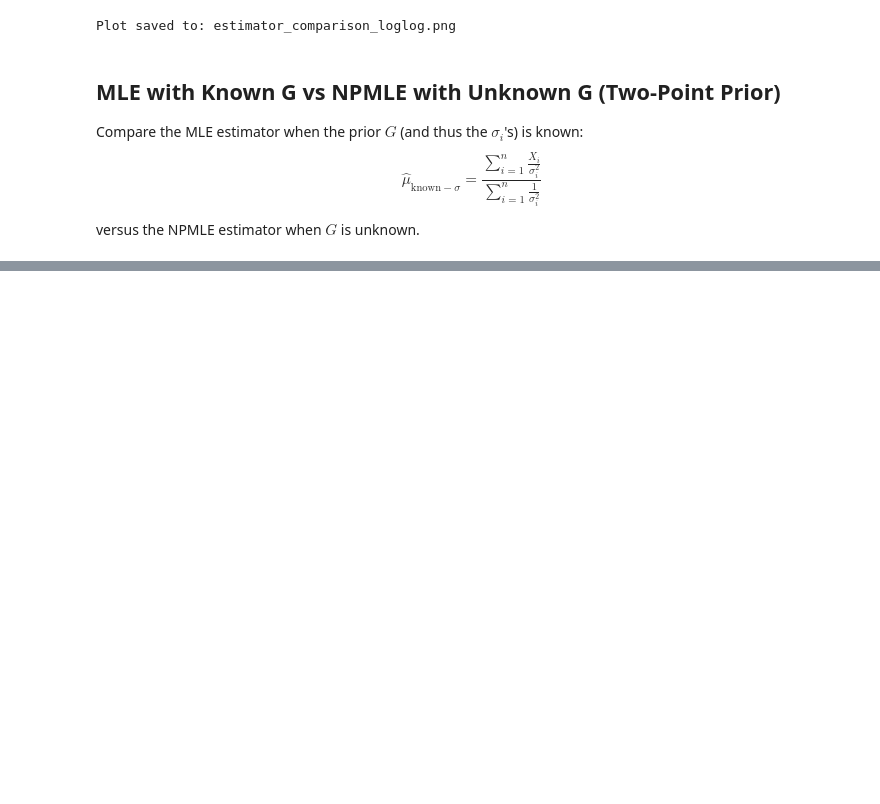
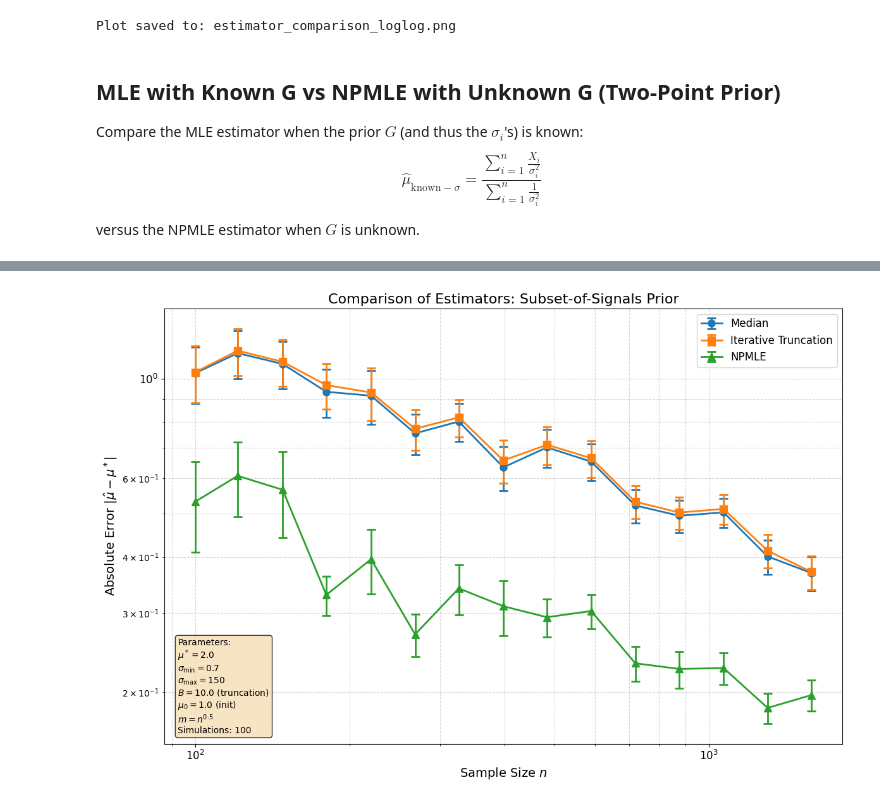
Before and after one commit to AshettyV/NPMLE, a Jupyter notebook: NPMLE_py_tests.ipynb, the cells around one changed output, grey strips where cells are left out. Cells and saved outputs as stored; diff of their text form; code cells hidden in the pictures; blank space fills up the shorter version.

```diff
--- a/NPMLE_py_tests.ipynb
+++ b/NPMLE_py_tests.ipynb
@@ -1774,0 +1526,96 @@ Plot saved to: mle_vs_npmle_two_point_prior.png
+# %%
+# Create improved SoS plot matching the parallel script style
+# This assumes you have already run the experiment in Cell 24-25 to generate:
+# - n_values, results_median, results_truncation, results_npmle
+# - median_means, median_stds, trunc_means, trunc_stds, npmle_means, npmle_stds
+
+def create_plot_sos(n_values, median_means, median_stds, trunc_means, trunc_stds,
+                    npmle_means, npmle_stds, si_min, si_max, B, mu0, m_power, true_mu, n_sims):
+    """Create plot for Subset-of-Signals experiment (matching parallel script style)"""
+    fig, ax = plt.subplots(figsize=(12, 8))
+
+    colors = {
+        'median': '#1f77b4',      # Blue
+        'truncation': '#ff7f0e',  # Orange
+        'npmle': '#2ca02c'        # Green
+    }
+
+    # Plot Median estimator
+    ax.errorbar(n_values, median_means, yerr=median_stds,
+                fmt='o-', color=colors['median'], linewidth=2, markersize=8,
+                capsize=5, capthick=2, label='Median', elinewidth=2)
+
+    # Plot Truncation estimator
+    ax.errorbar(n_values, trunc_means, yerr=trunc_stds,
+                fmt='s-', color=colors['truncation'], linewidth=2, markersize=8,
+                capsize=5, capthick=2, label='Iterative Truncation', elinewidth=2)
+
+    # Plot NPMLE estimator (only where data exists)
+    valid_npmle = ~np.isnan(npmle_means)
+    ax.errorbar(n_values[valid_npmle], npmle_means[valid_npmle],
+                yerr=npmle_stds[valid_npmle],
+                fmt='^-', color=colors['npmle'], linewidth=2, markersize=8,
+                capsize=5, capthick=2, label='NPMLE', elinewidth=2)
+
+    # Add reference line: 1/sqrt(n) rate
+    n_ref = np.array(n_values, dtype=float)
+    ref_sqrt_n = median_means[0] * np.sqrt(n_values[0]) / np.sqrt(n_ref)
+    # ax.plot(n_ref, ref_sqrt_n, '--', color='gray', alpha=0.7, linewidth=1.5,
+    #         label=r'$\propto 1/\sqrt{n}$ (parametric)')
+
+    # Set log scale for both axes
+    ax.set_xscale('log')
+    ax.set_yscale('log')
+
+    # Labels and title
+    ax.set_xlabel('Sample Size $n$', fontsize=14)
+    ax.set_ylabel(r'Absolute Error $|\hat{\mu} - \mu^*|$', fontsize=14)
+    ax.set_title('Comparison of Estimators: Subset-of-Signals Prior', fontsize=16)
+
+    # Legend
+    ax.legend(fontsize=12, loc='upper right')
+
+    # Grid
+    ax.grid(True, which='both', linestyle='--', alpha=0.5)
+    ax.tick_params(axis='both', which='major', labelsize=12)
+
+    # Add parameter box (matching parallel script style)
+    param_text = (f'Parameters:\n'
+                  f'$\\mu^* = {true_mu}$\n'
+                  f'$\\sigma_{{\\min}} = {si_min}$\n'
+                  f'$\\sigma_{{\\max}} = {si_max}$\n'
+                  f'$B = {B}$ (truncation)\n'
+                  f'$\\mu_0 = {mu0}$ (init)\n'
+                  f'$m = n^{{{m_power}}}$\n'
+                  f'Simulations: {n_sims}')
+    props = dict(boxstyle='round', facecolor='wheat', alpha=0.8)
+    ax.text(0.02, 0.02, param_text, transform=ax.transAxes, fontsize=10,
+            verticalalignment='bottom', bbox=props)
+
+    plt.tight_layout()
+    return fig, ax
+
+# Use the parameters from the experiment (adjust these if you used different values)
+# These should match what was used in Cell 24
+sos_si_min = 0.7      # Minimum sigma
+sos_si_max = 150      # Maximum sigma
+sos_B = 10.0          # Truncation bound
+sos_mu0 = 1.0         # Initial mean estimate
+sos_m_power = 1/2     # m = n^(m_power), i.e., m = sqrt(n)
+sos_true_mu = 2.0     # True mean
+sos_n_sims = 100      # Number of simulations per n (from Cell 24)
+
+# Create the plot
+fig, ax = create_plot_sos(
+    n_values, median_means, median_stds, trunc_means, trunc_stds,
+    npmle_means, npmle_stds,
+    sos_si_min, sos_si_max, sos_B, sos_mu0, sos_m_power, sos_true_mu, sos_n_sims
+)
+
+# Save and show
+plt.savefig('sos_comparison_with_params.png', dpi=300, bbox_inches='tight')
+plt.show()
+
+print("\nPlot saved to: sos_comparison_with_params.png")
+# %% [output]
+[figure, added]
```
Also changed, not shown: parts of 18 cells of this notebook.
